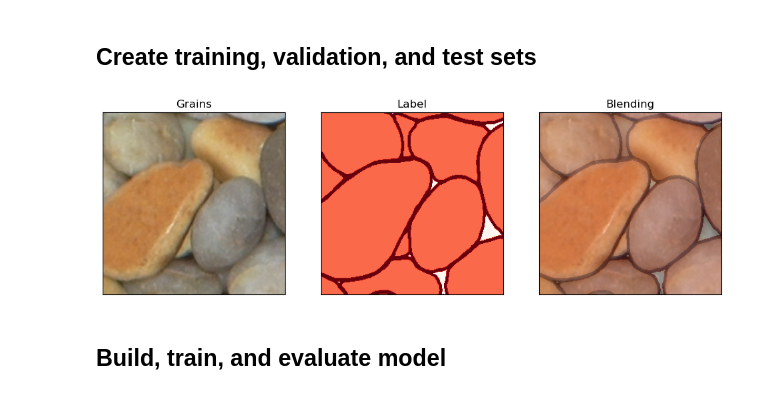
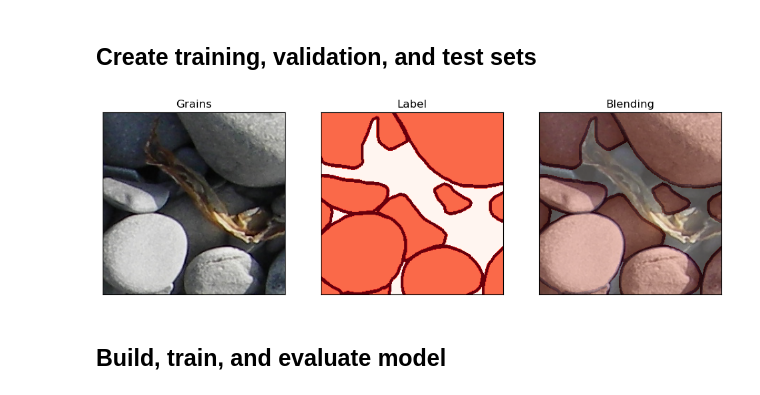
Before and after one commit to zsylvester/segmenteverygrain, a Jupyter notebook: segmenteverygrain/Train_seg_unet_model.ipynb, the cells around one changed output. Drawn from its saved outputs; the diff is of its cells as text; code cells hidden in the pictures.

```diff
--- a/segmenteverygrain/Train_seg_unet_model.ipynb
+++ b/segmenteverygrain/Train_seg_unet_model.ipynb
@@ -120,13 +117,13 @@ test_dataset = test_dataset.map(seg.load_and_preprocess, num_parallel_calls=tf.d
 test_dataset = test_dataset.shuffle(shuffle_buffer_size).batch(batch_size).prefetch(tf.data.AUTOTUNE)
 # %%
 # check how masks look like
-fname = train_images[1000]
+fname = train_images[5800]
 img = cv2.imread(fname)
 img = cv2.cvtColor(img, cv2.COLOR_BGR2RGB) # need to convert from BGR to RGB
 mask = cv2.imread(fname.replace('images', 'labels'))
 seg.plot_images_and_labels(img, mask)
 # %% [output]
-[figure, old version]
+[figure, new version]
 # %% [markdown]
 ## Build, train, and evaluate model
 # %%
```
Also changed, not shown: parts of 6 cells of this notebook, 10 other files.
